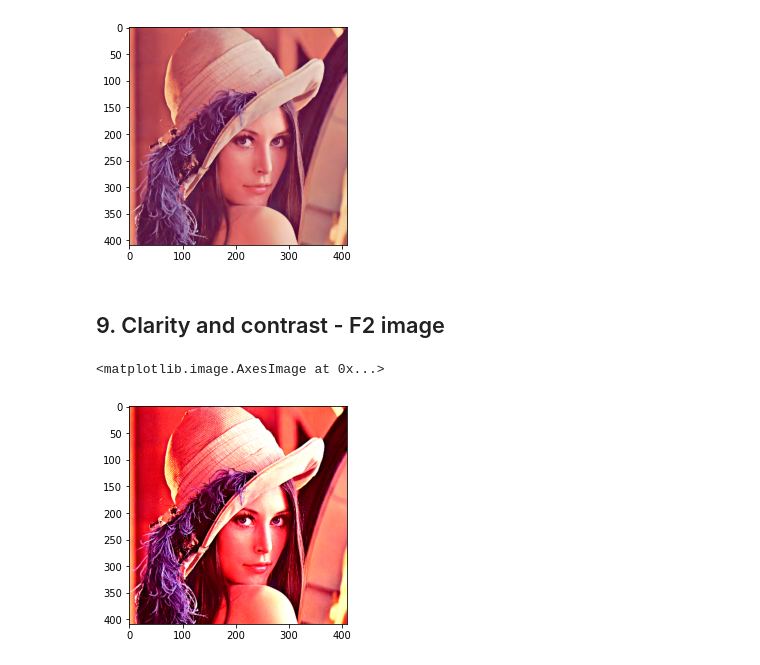
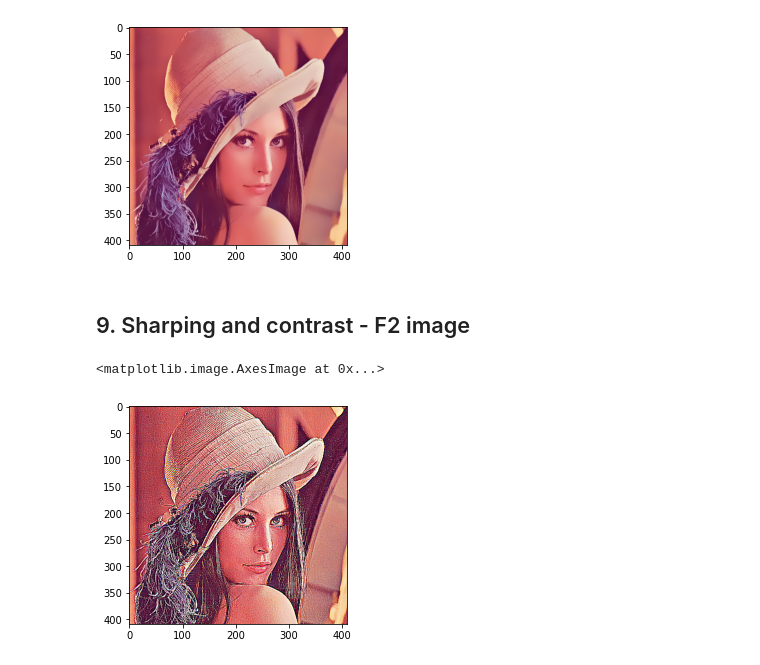
Before and after one commit to a-sidorova/computer_vision, a Jupyter notebook: 01_lab.ipynb, the cells around one changed output. Saved outputs shown, nothing was run; the diff lists cells and outputs as text; code cells hidden in the pictures.

```diff
--- a/01_lab.ipynb
+++ b/01_lab.ipynb
@@ -93,12 +93,11 @@ plt.imshow(cv2.cvtColor(f1_img, cv2.COLOR_BGR2RGB))
 <matplotlib.image.AxesImage at 0x...>
 [figure]
 # %% [markdown]
-## 9. Clarity and contrast - F2 image
+## 9. Sharping and contrast - F2 image
-# %%
-contrast = 2
-brightness = -127
-f2_img = cv2.addWeighted(img, contrast, img, 0, brightness)
-plt.imshow(cv2.cvtColor(f2_img, cv2.COLOR_BGR2RGB))
-# %% [output]
-<matplotlib.image.AxesImage at 0x...>
-[figure, removed]
+# %%
+sharp = np.array([[-1, -1, -1], [-1, 9, -1], [-1, -1, -1]])
+f2_image = cv2.filter2D(img, -1, sharp)
+plt.imshow(cv2.cvtColor(f2_image, cv2.COLOR_BGR2RGB))
+# %% [output]
+<matplotlib.image.AxesImage at 0x...>
+[figure, added]
```
Also changed, not shown: parts of 4 cells of this notebook.
